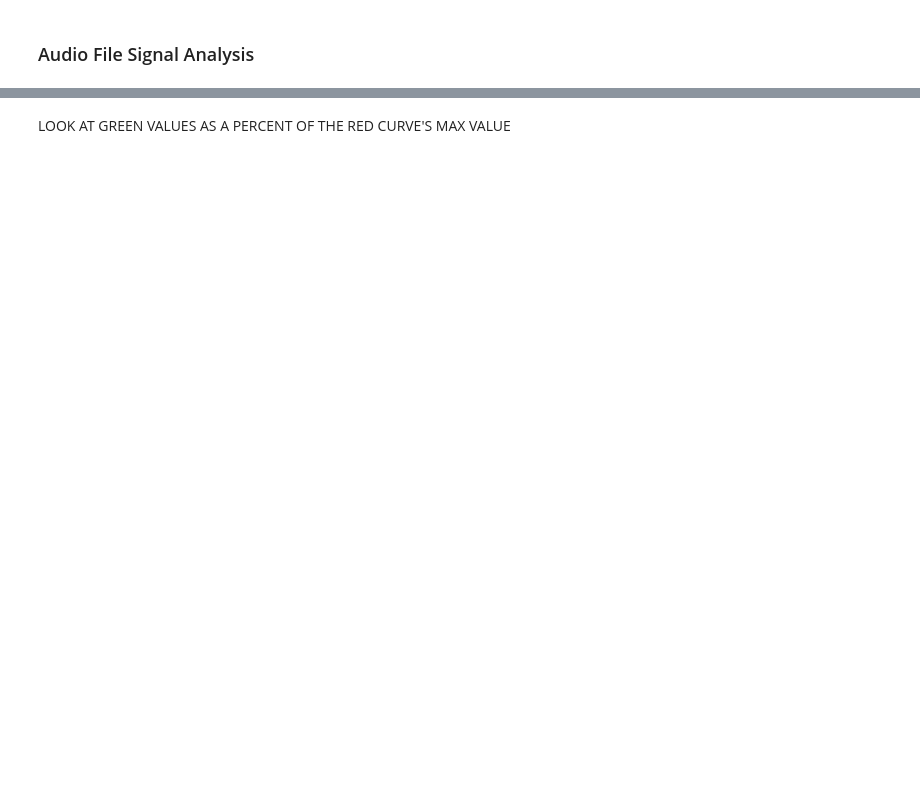
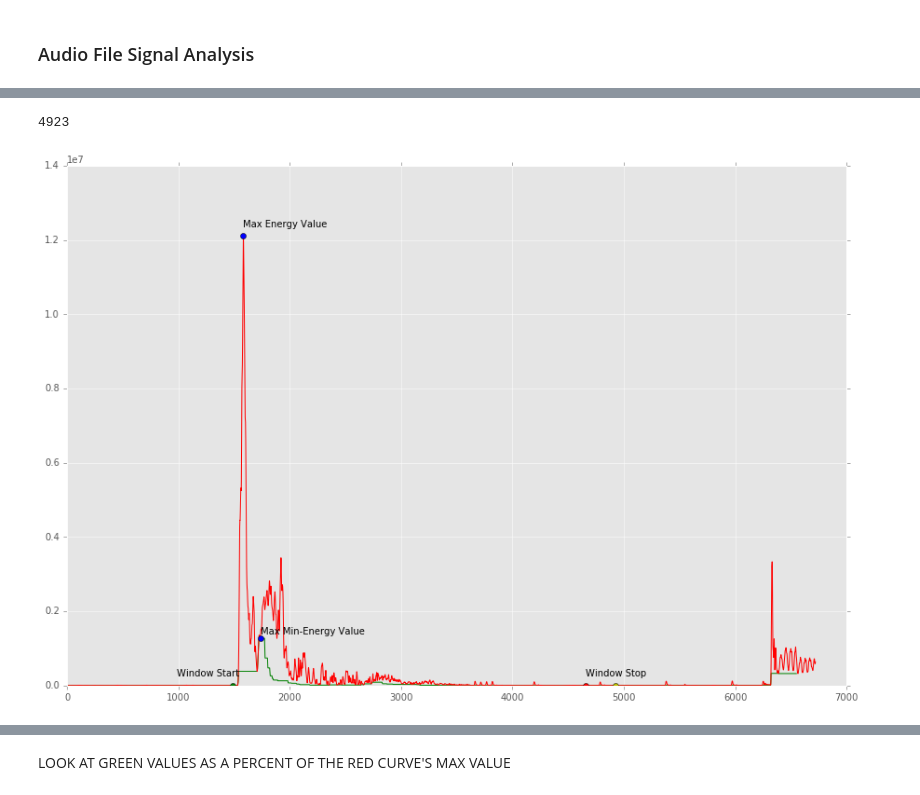
Before and after one commit to SMU-Ubicomp-Lab/OpenSpirometryAnalysis, a Jupyter notebook: AlgorithmDevelopment.ipynb, the cells around one changed output, grey strips where cells are left out. Drawn from its saved outputs; the diff is of its cells as text; code cells hidden in the pictures; blank space fills up the shorter version.

```diff
--- a/AlgorithmDevelopment.ipynb
+++ b/AlgorithmDevelopment.ipynb
@@ -262,35 +305,42 @@ ax = fig.add_subplot(1, 1, 1)
 plt.plot(min_values, "g")
 
 # ax2 = ax.twinx()
 # ax2.plot(energy, 'r')
 plt.plot(energy, 'r')
 
 plt.plot(max_loc, max(energy), 'ob')
-ax.text(max_loc, max(energy) + max(energy)*.05, 'Max Energy Value')
+ax.text(max_loc, max(energy) + max(energy)*.02, 'Max Energy Value')
+
+plt.plot(max_min_loc, max(min_values), 'ob')
+ax.text(max_min_loc, max(min_values) + max(min_values)*.1, 'Max Min-Energy Value')
+
 plt.plot(window_start, min_values[window_start], 'og')
-ax.text(window_start - 1000, min_values[window_start] + max(min_values)*.05, 'Window Start')
+ax.text(window_start - 500, min_values[window_start] + max(min_values)*.2, 'Window Start')
 
 
 
 # Begin at window_start + max effort length and work backwards to find end of window
 curr_loc = window_start + time_to_index(max_effort_length, sampling_rate_columns)
 print curr_loc
 
 plt.plot(curr_loc, min_values[curr_loc], 'oy')
 
 slope = min_values[curr_loc] - min_values[curr_loc - 1]
 while slope <= 1.02:
     curr_loc -= 1
     slope = abs(min_values[curr_loc]/min_values[curr_loc - 1])
 
 window_stop = curr_loc
 
 plt.plot(window_stop, min_values[window_stop], 'or')
-ax.text(window_stop, min_values[window_stop] + max(min_values)*.05, 'Window Stop')
+ax.text(window_stop, min_values[window_stop] + max(min_values)*.2, 'Window Stop')
 
 
 window_start_time = index_to_time(window_start, sampling_rate_columns)
 window_stop_time = index_to_time(window_stop, sampling_rate_columns)
 max_energy_time = index_to_time(max_loc, sampling_rate_columns)
+# %% [output]
+4923
+[figure, added]
 # %%
 print min_values
```
Also changed, not shown: parts of 14 cells of this notebook.
